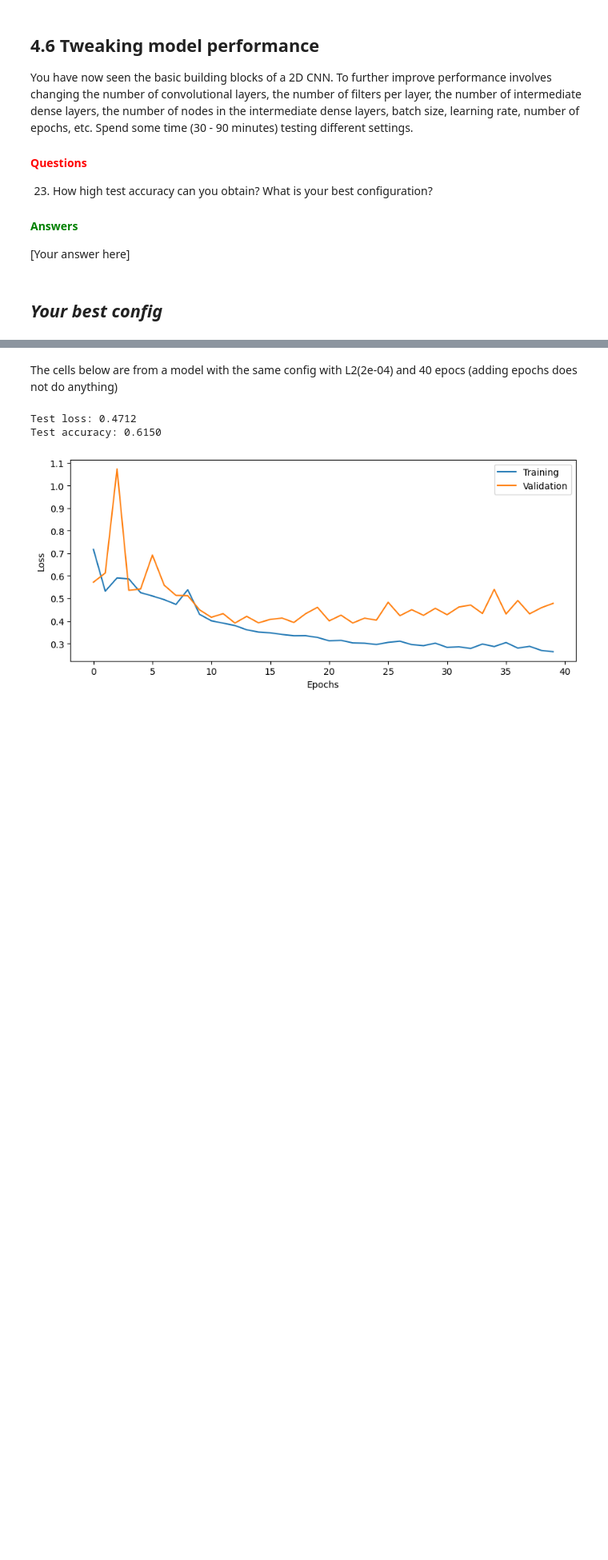
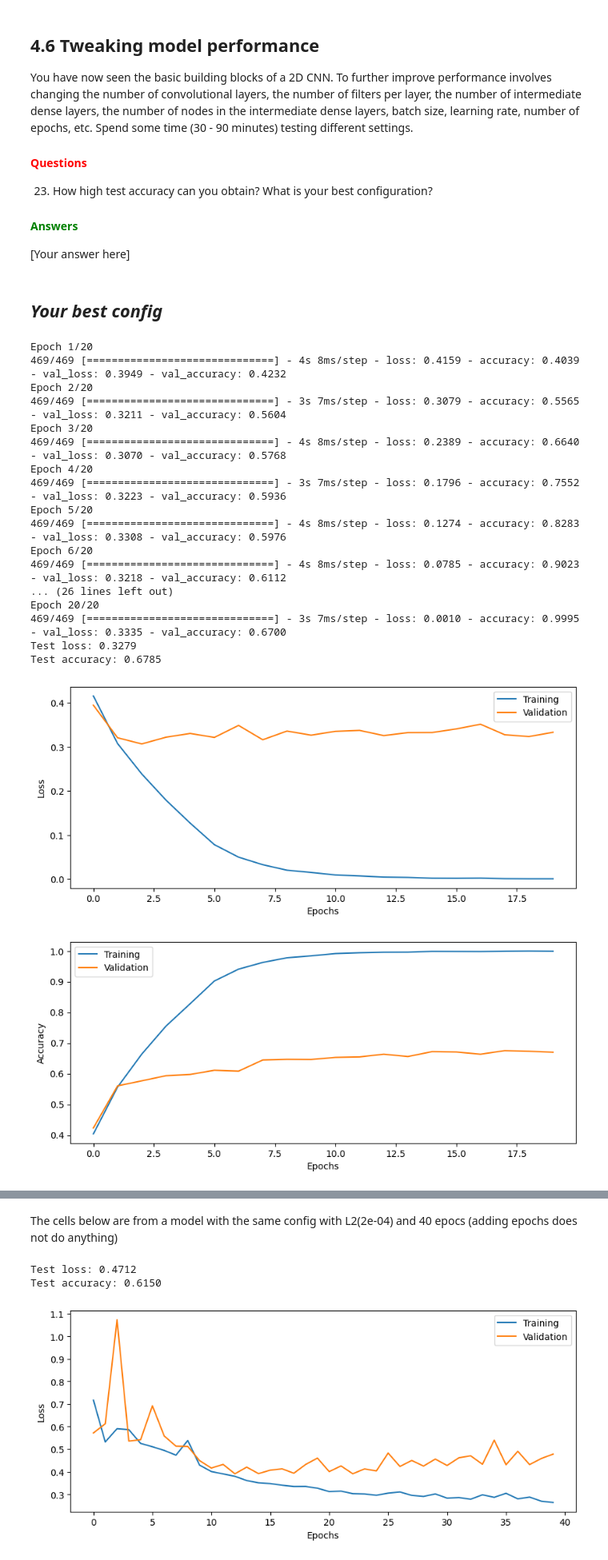
Before and after one commit to arreen/deeplearninglabs, a Jupyter notebook: 3_CNN/CNN_Lab_AB2.ipynb, the cells around one changed output, grey strips where cells are left out. Shown at 80% size. Saved outputs shown, nothing was run; the diff lists cells and outputs as text; code cells hidden in the pictures; blank space fills up the shorter version.

```diff
--- a/3_CNN/CNN_Lab_AB2.ipynb
+++ b/3_CNN/CNN_Lab_AB2.ipynb
@@ -771,3 +771,59 @@ You have now seen the basic building blocks of a 2D CNN. To further improve perf
 [Your answer here]
 # %% [markdown]
 ## *Your best config*
+# %%
+# --------------------------------------------
+# === Your code here =========================
+# --------------------------------------------
+
+# Setup some training parameters
+from tf_keras.regularizers import L2, L1L2
+
+batch_size = 16
+epochs = 20
+input_shape = Xtrain.shape[1:4]
+learning_rate = 0.08
+loss = CategoricalFocalCrossentropy(gamma = 0)
+conv_regularizer =  None
+
+# Build and train model. Here experiment with several model architecture configurations to obtain the best performance.
+model4 = build_CNN(input_shape, loss, n_conv_layers=4, n_filters=80, n_dense_layers=1, n_nodes=40, use_dropout=0, learning_rate=learning_rate,  act_fun = 'relu',
+                optimizer ='sgd',
+                print_summary = False,
+                momentum=0,
+                kernel_regularizer= conv_regularizer,
+                bias_regularizer= conv_regularizer,
+                BN_order_experiment=False, kernel_size = (3,3))
+
+history4 = model4.fit(Xtrain, Ytrain, epochs = epochs, batch_size = batch_size, validation_data = (Xval, Yval))
+
+# Evaluate model on test data
+score4 = model4.evaluate(Xtest, Ytest, verbose=0)
+
+# ============================================
+
+print('Test loss: %.4f' % score4[0])
+print('Test accuracy: %.4f' % score4[1])
+
+# Plot the history from the training run
+plot_results(history4)
+# %% [output]
+Epoch 1/20
+469/469 [==============================] - 4s 8ms/step - loss: 0.4159 - accuracy: 0.4039 - val_loss: 0.3949 - val_accuracy: 0.4232
+Epoch 2/20
+469/469 [==============================] - 3s 7ms/step - loss: 0.3079 - accuracy: 0.5565 - val_loss: 0.3211 - val_accuracy: 0.5604
+Epoch 3/20
+469/469 [==============================] - 4s 8ms/step - loss: 0.2389 - accuracy: 0.6640 - val_loss: 0.3070 - val_accuracy: 0.5768
+Epoch 4/20
+469/469 [==============================] - 3s 7ms/step - loss: 0.1796 - accuracy: 0.7552 - val_loss: 0.3223 - val_accuracy: 0.5936
+Epoch 5/20
+469/469 [==============================] - 4s 8ms/step - loss: 0.1274 - accuracy: 0.8283 - val_loss: 0.3308 - val_accuracy: 0.5976
+Epoch 6/20
+469/469 [==============================] - 4s 8ms/step - loss: 0.0785 - accuracy: 0.9023 - val_loss: 0.3218 - val_accuracy: 0.6112
+... (26 lines left out)
+Epoch 20/20
+469/469 [==============================] - 3s 7ms/step - loss: 0.0010 - accuracy: 0.9995 - val_loss: 0.3335 - val_accuracy: 0.6700
+Test loss: 0.3279
+Test accuracy: 0.6785
+[figure, added]
+[figure, added]
```
Also changed, not shown: parts of 12 cells of this notebook, 1 other file.
